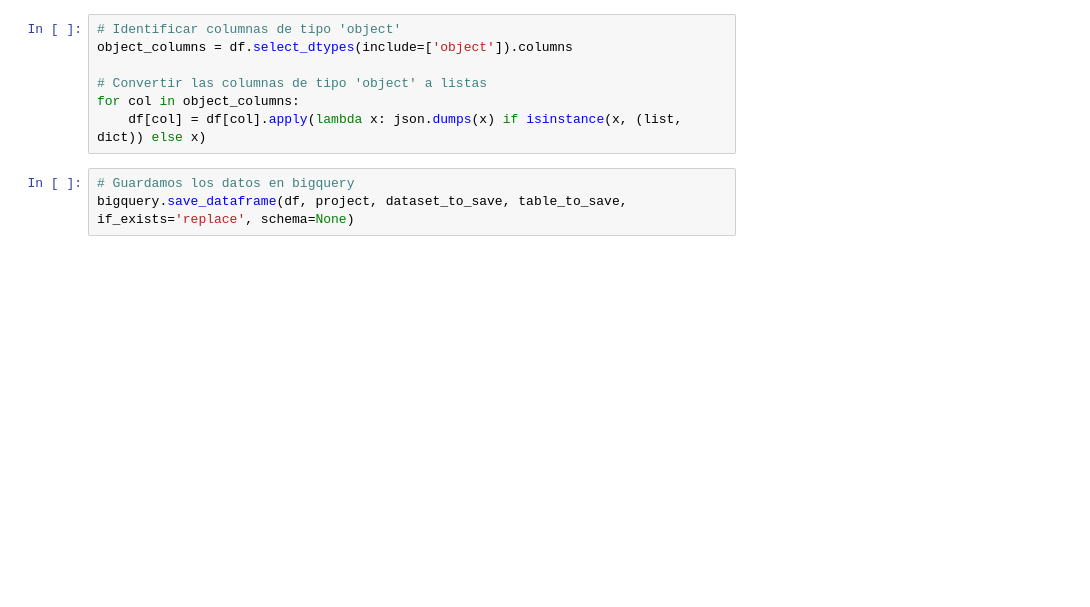
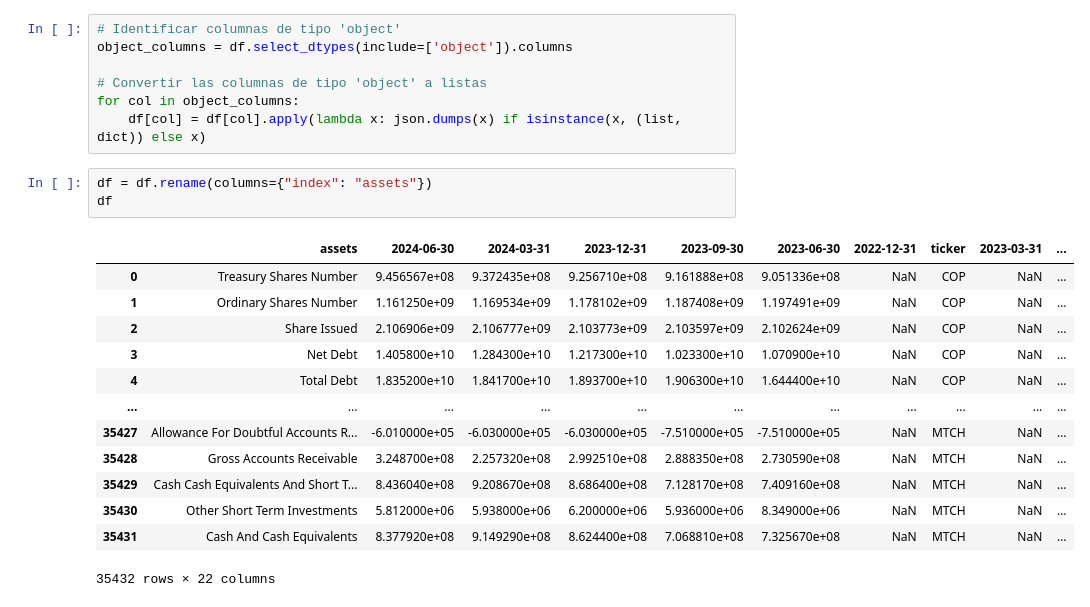
Before and after one commit to cmatoses/financialkeepcoders, a Jupyter notebook: bronze_ticker_quarterly_balance_sheet.ipynb, the cells around one changed output. Saved outputs shown, nothing was run; the diff lists cells and outputs as text; blank space fills up the shorter version.

```diff
--- a/bronze_ticker_quarterly_balance_sheet.ipynb
+++ b/bronze_ticker_quarterly_balance_sheet.ipynb
@@ -129,6 +124,20 @@ object_columns = df.select_dtypes(include=['object']).columns
 # Convertir las columnas de tipo 'object' a listas
 for col in object_columns:
     df[col] = df[col].apply(lambda x: json.dumps(x) if isinstance(x, (list, dict)) else x)
-# %%
-# Guardamos los datos en bigquery
-bigquery.save_dataframe(df, project, dataset_to_save, table_to_save, if_exists='replace', schema=None)
+# %%
+df = df.rename(columns={"index": "assets"})
+df
+# %% [output]
+|  | assets | 2024-06-30 | 2024-03-31 | 2023-12-31 | 2023-09-30 | 2023-06-30 | 2022-12-31 | ticker | 2023-03-31 | ... |
+| 0 | Treasury Shares Number | 9.456567e+08 | 9.372435e+08 | 9.256710e+08 | 9.161888e+08 | 9.051336e+08 | NaN | COP | NaN | ... |
+| 1 | Ordinary Shares Number | 1.161250e+09 | 1.169534e+09 | 1.178102e+09 | 1.187408e+09 | 1.197491e+09 | NaN | COP | NaN | ... |
+| 2 | Share Issued | 2.106906e+09 | 2.106777e+09 | 2.103773e+09 | 2.103597e+09 | 2.102624e+09 | NaN | COP | NaN | ... |
+| 3 | Net Debt | 1.405800e+10 | 1.284300e+10 | 1.217300e+10 | 1.023300e+10 | 1.070900e+10 | NaN | COP | NaN | ... |
+| 4 | Total Debt | 1.835200e+10 | 1.841700e+10 | 1.893700e+10 | 1.906300e+10 | 1.644400e+10 | NaN | COP | NaN | ... |
+| ... | ... | ... | ... | ... | ... | ... | ... | ... | ... | ... |
+| 35427 | Allowance For Doubtful Accounts R... | -6.010000e+05 | -6.030000e+05 | -6.030000e+05 | -7.510000e+05 | -7.510000e+05 | NaN | MTCH | NaN | ... |
+| 35428 | Gross Accounts Receivable | 3.248700e+08 | 2.257320e+08 | 2.992510e+08 | 2.888350e+08 | 2.730590e+08 | NaN | MTCH | NaN | ... |
+| 35429 | Cash Cash Equivalents And Short T... | 8.436040e+08 | 9.208670e+08 | 8.686400e+08 | 7.128170e+08 | 7.409160e+08 | NaN | MTCH | NaN | ... |
+| 35430 | Other Short Term Investments | 5.812000e+06 | 5.938000e+06 | 6.200000e+06 | 5.936000e+06 | 8.349000e+06 | NaN | MTCH | NaN | ... |
+| 35431 | Cash And Cash Equivalents | 8.377920e+08 | 9.149290e+08 | 8.624400e+08 | 7.068810e+08 | 7.325670e+08 | NaN | MTCH | NaN | ... |
+35432 rows × 22 columns
```
Also changed, not shown: parts of 12 cells of this notebook, 4 other files.
